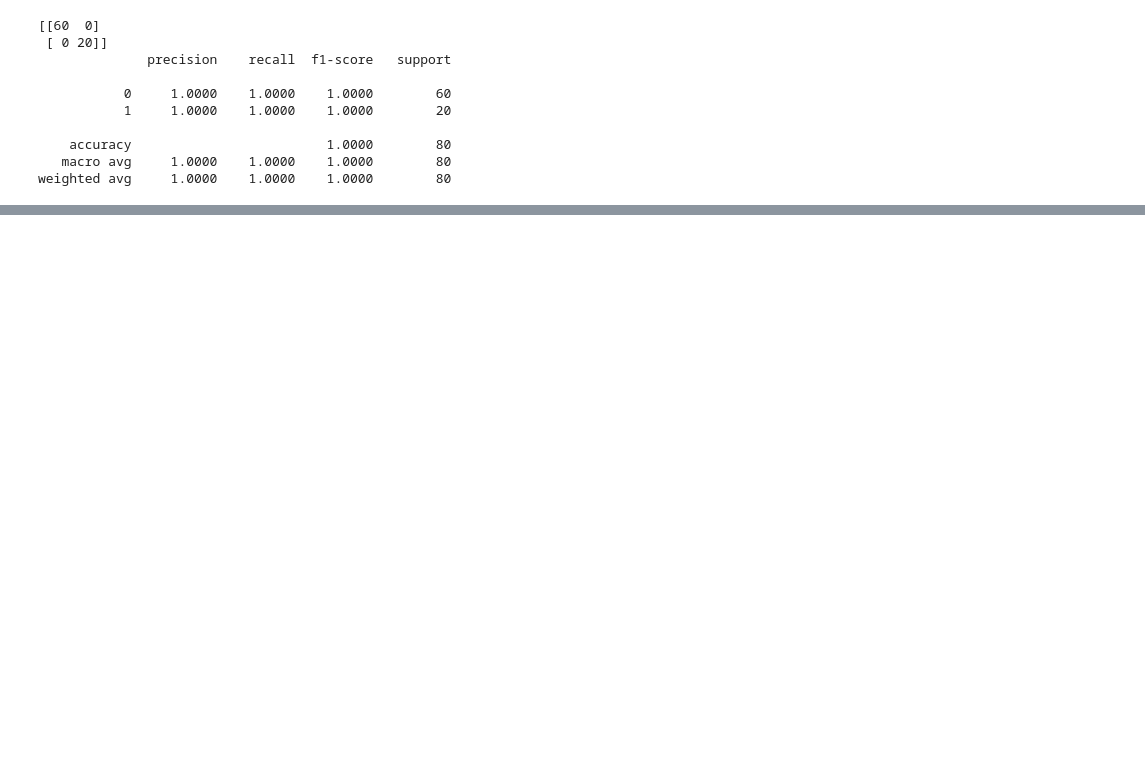
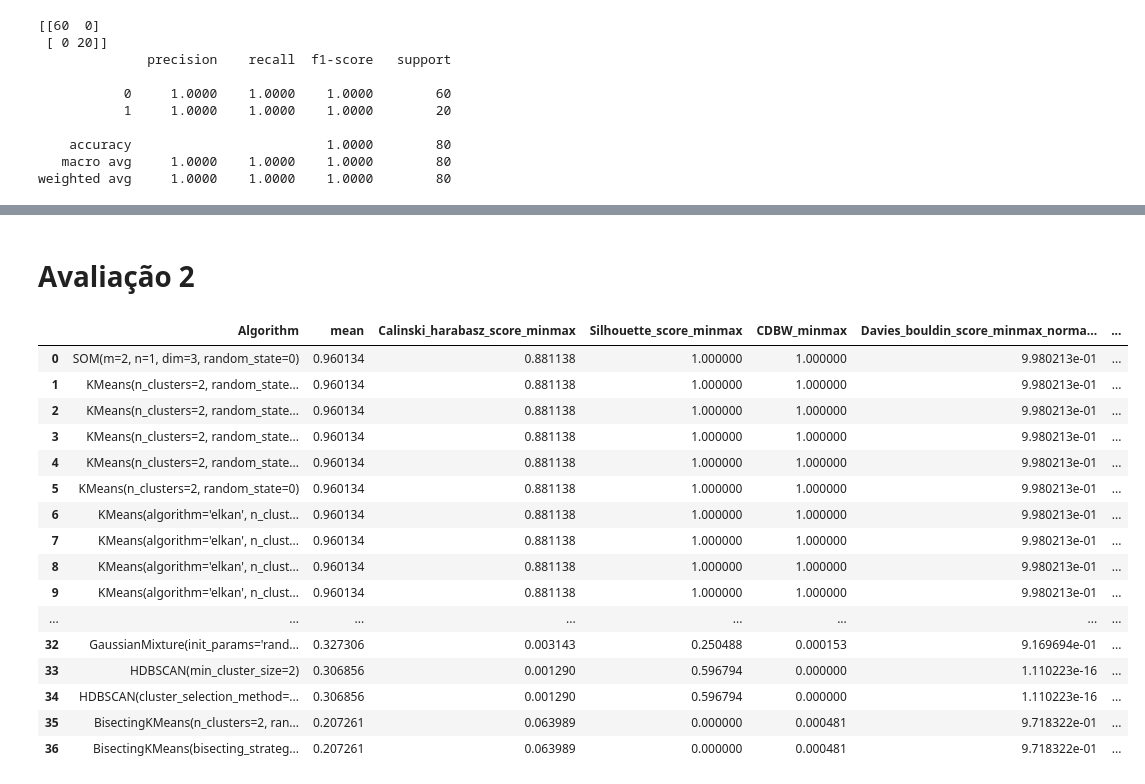
Before and after one commit to andersonneira/tese_resultados, a Jupyter notebook: caso_de_uso_3/experimento_4/code exp 4.ipynb, the cells around one changed output, grey strips where cells are left out. Cells and saved outputs as stored; diff of their text form; code cells hidden in the pictures; blank space fills up the shorter version.

```diff
--- a/caso_de_uso_3/experimento_4/code exp 4.ipynb
+++ b/caso_de_uso_3/experimento_4/code exp 4.ipynb
@@ -215,0 +220,30 @@ plt.clf()
+# %% [markdown]
+# Avaliação 2
+# %%
+colunas = ['10_kurt_maior_pacote', '10_skw_total_ips_destino', '10_coefficient_variation_total_ips_origem' ]
+init = 241
+limit = 321
+x_train = early_warning[colunas].copy()[init:limit]
+y_real = early_warning['has_bot'][init:limit]
+resultado2 = announce(x_train)
+pd.set_option('display.max_rows', resultado2.shape[0]+1)
+resultado2.to_csv('resultado_teste_padrao_exp_4.csv', sep=";")
+resultado2
+# %% [output]
+|  | Algorithm | mean | Calinski_harabasz_score_minmax | Silhouette_score_minmax | CDBW_minmax | Davies_bouldin_score_minmax_norma... | ... |
+| 0 | SOM(m=2, n=1, dim=3, random_state=0) | 0.960134 | 0.881138 | 1.000000 | 1.000000 | 9.980213e-01 | ... |
+| 1 | KMeans(n_clusters=2, random_state... | 0.960134 | 0.881138 | 1.000000 | 1.000000 | 9.980213e-01 | ... |
+| 2 | KMeans(n_clusters=2, random_state... | 0.960134 | 0.881138 | 1.000000 | 1.000000 | 9.980213e-01 | ... |
+| 3 | KMeans(n_clusters=2, random_state... | 0.960134 | 0.881138 | 1.000000 | 1.000000 | 9.980213e-01 | ... |
+| 4 | KMeans(n_clusters=2, random_state... | 0.960134 | 0.881138 | 1.000000 | 1.000000 | 9.980213e-01 | ... |
+| 5 | KMeans(n_clusters=2, random_state=0) | 0.960134 | 0.881138 | 1.000000 | 1.000000 | 9.980213e-01 | ... |
+| 6 | KMeans(algorithm='elkan', n_clust... | 0.960134 | 0.881138 | 1.000000 | 1.000000 | 9.980213e-01 | ... |
+| 7 | KMeans(algorithm='elkan', n_clust... | 0.960134 | 0.881138 | 1.000000 | 1.000000 | 9.980213e-01 | ... |
+| 8 | KMeans(algorithm='elkan', n_clust... | 0.960134 | 0.881138 | 1.000000 | 1.000000 | 9.980213e-01 | ... |
+| 9 | KMeans(algorithm='elkan', n_clust... | 0.960134 | 0.881138 | 1.000000 | 1.000000 | 9.980213e-01 | ... |
+| ... | ... | ... | ... | ... | ... | ... | ... |
+| 32 | GaussianMixture(init_params='rand... | 0.327306 | 0.003143 | 0.250488 | 0.000153 | 9.169694e-01 | ... |
+| 33 | HDBSCAN(min_cluster_size=2) | 0.306856 | 0.001290 | 0.596794 | 0.000000 | 1.110223e-16 | ... |
+| 34 | HDBSCAN(cluster_selection_method=... | 0.306856 | 0.001290 | 0.596794 | 0.000000 | 1.110223e-16 | ... |
+| 35 | BisectingKMeans(n_clusters=2, ran... | 0.207261 | 0.063989 | 0.000000 | 0.000481 | 9.718322e-01 | ... |
+| 36 | BisectingKMeans(bisecting_strateg... | 0.207261 | 0.063989 | 0.000000 | 0.000481 | 9.718322e-01 | ... |
```
Also changed, not shown: parts of 14 cells of this notebook, 19 other files.
